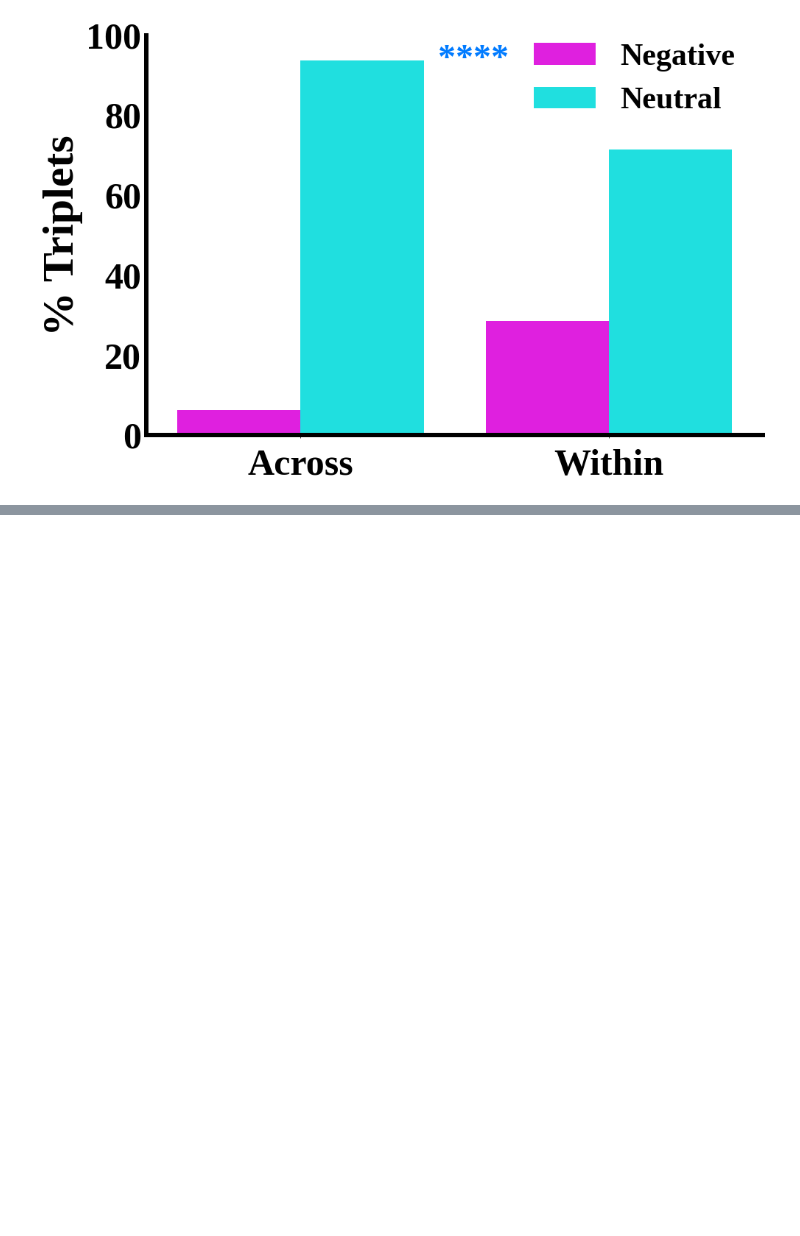
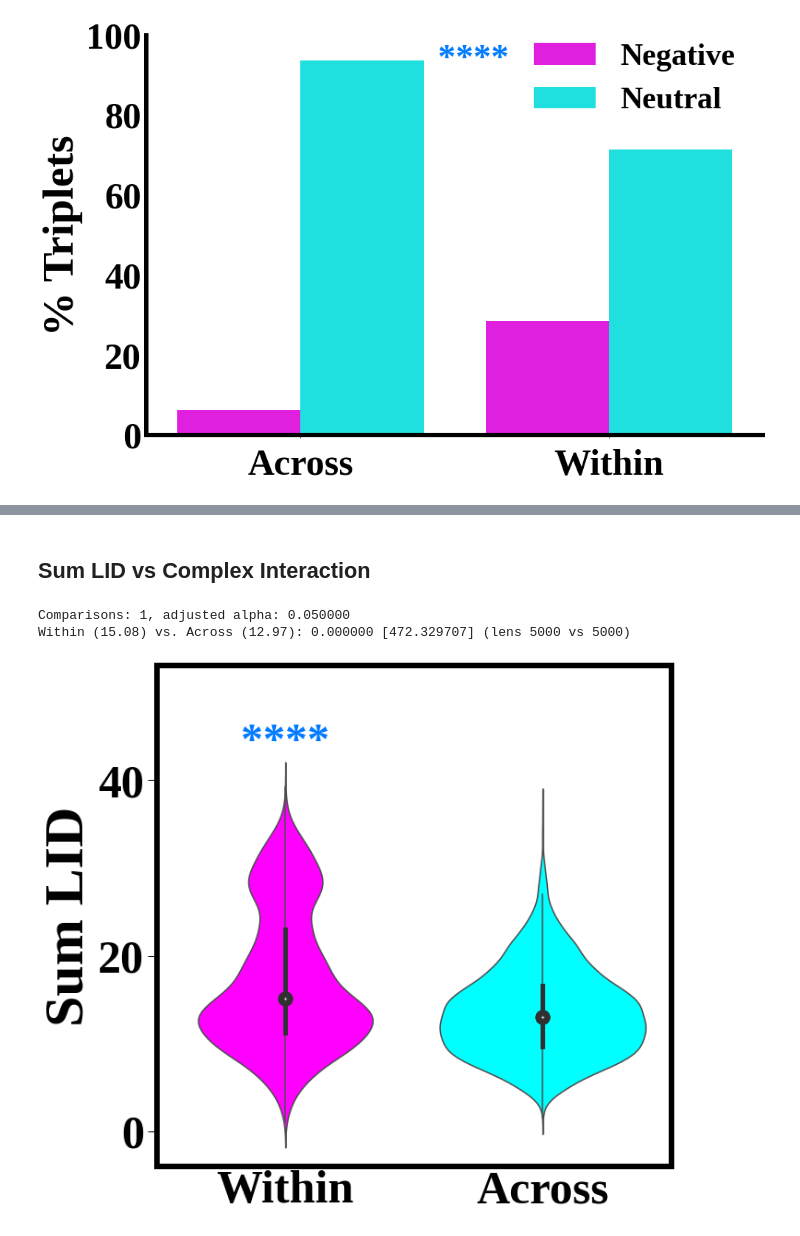
Before and after one commit to KISRDevelopment/cell_viability_paper, a Jupyter notebook: figures.ipynb, the cells around one changed output, grey strips where cells are left out. Saved outputs shown, nothing was run; the diff lists cells and outputs as text; code cells hidden in the pictures; blank space fills up the shorter version.

```diff
--- a/figures.ipynb
+++ b/figures.ipynb
@@ -1081,0 +1098,10 @@ plot_distrib(compute_tgi_complex_interactions("../generated-data/dataset_yeast_t
+# %% [markdown]
+## Sum LID vs Complex Interaction
+# %%
+violin_plot("../tmp/pseudo_triplets_mn.feather",
+            "topology-lid", "Sum LID", bins=np.array(['Within', 'Across']),
+            colors=['magenta','cyan'], star_colors=['magenta','#007bff'])
+# %% [output]
+Comparisons: 1, adjusted alpha: 0.050000
+Within (15.08) vs. Across (12.97): 0.000000 [472.329707] (lens 5000 vs 5000)
+[figure, added]
```
Also changed, not shown: parts of 10 cells of this notebook, 1 other file.
